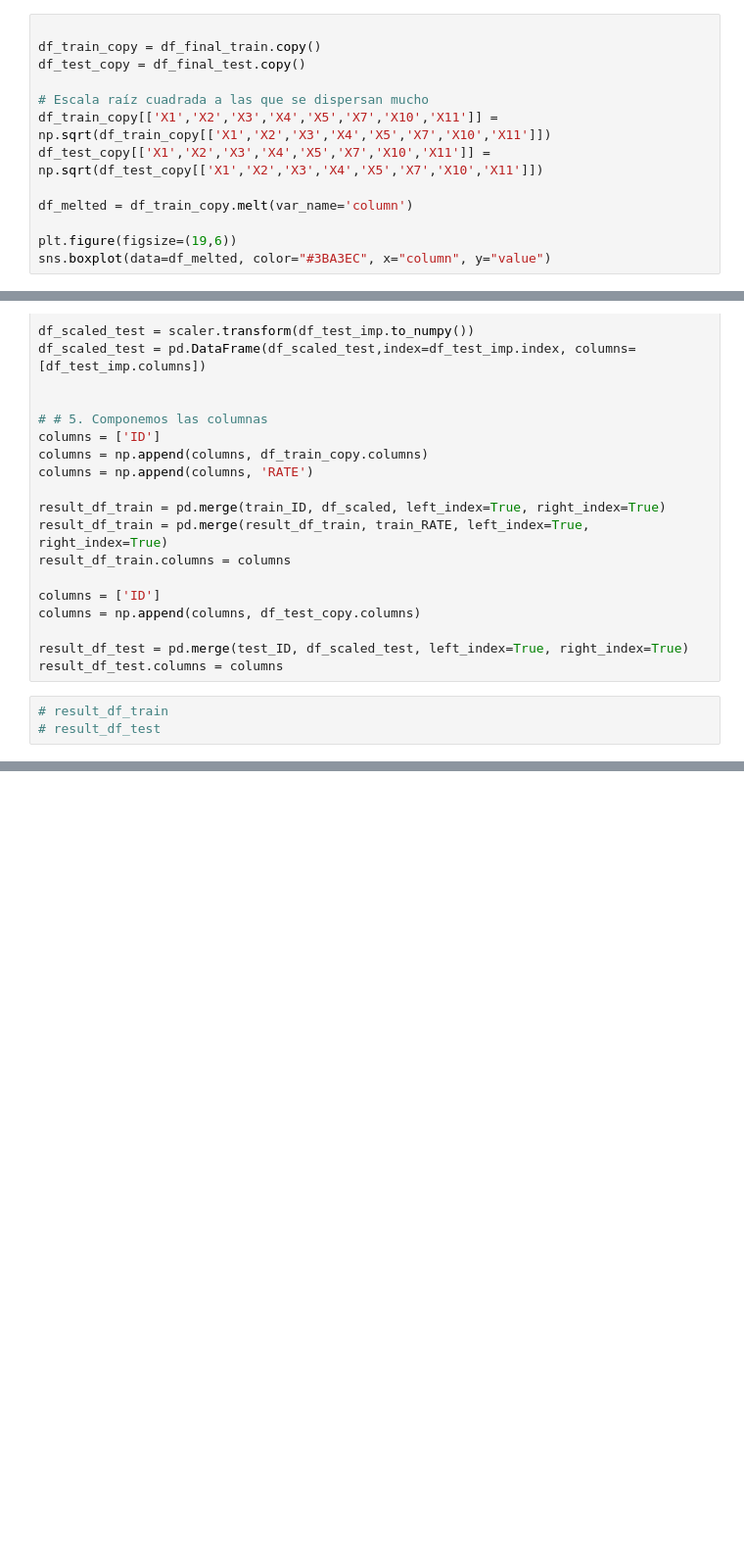
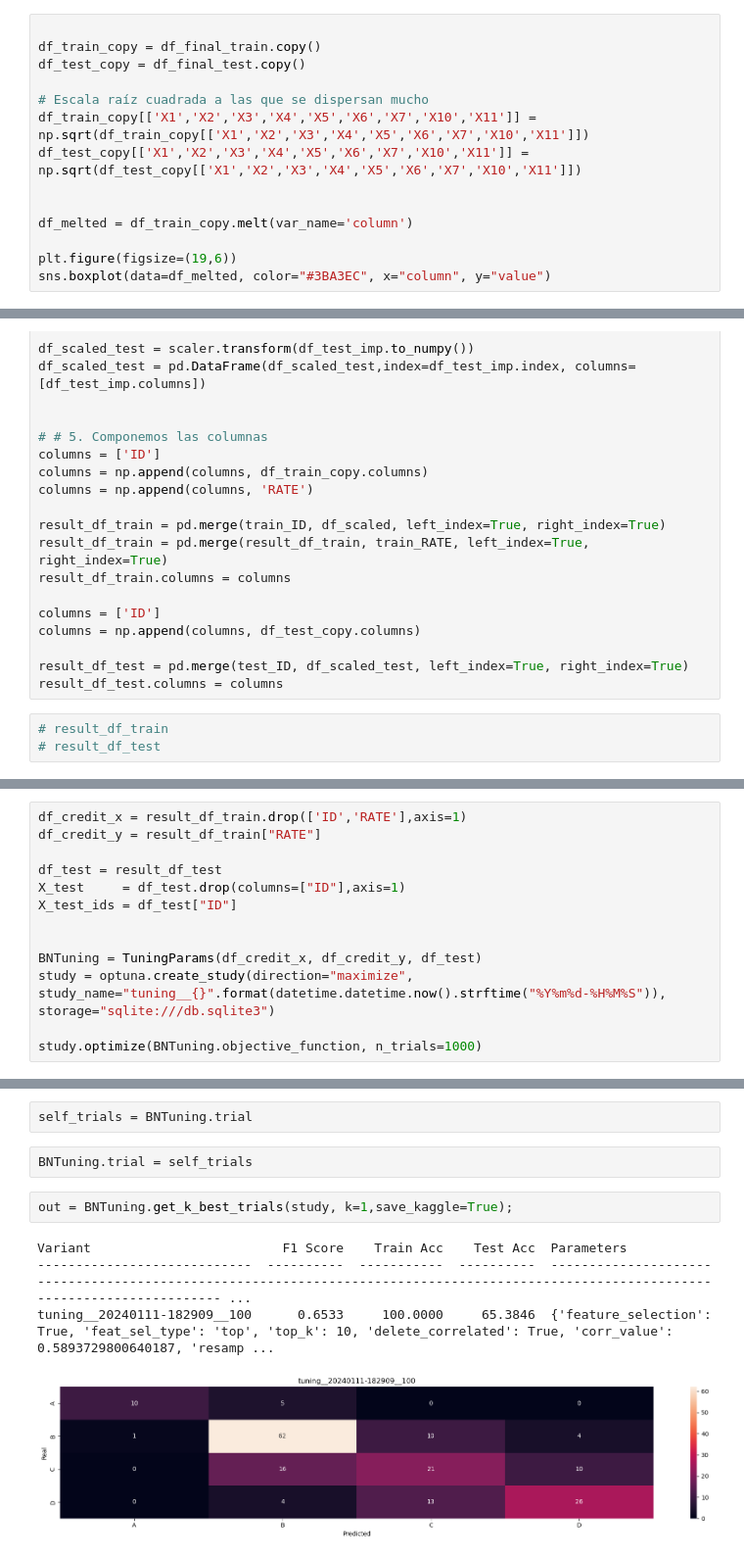
Before and after one commit to DomingoLopez/ClubFansIris, a Jupyter notebook: preprocesamiento/final_build.ipynb, the cells around one changed output, grey strips where cells are left out. Shown at 98% size. Cells and saved outputs as stored; diff of their text form; blank space fills up the shorter version.

```diff
--- a/preprocesamiento/final_build.ipynb
+++ b/preprocesamiento/final_build.ipynb
@@ -197,8 +197,9 @@ df_train_copy = df_final_train.copy()
 df_test_copy = df_final_test.copy()
 
 # Escala raíz cuadrada a las que se dispersan mucho
-df_train_copy[['X1','X2','X3','X4','X5','X7','X10','X11']] = np.sqrt(df_train_copy[['X1','X2','X3','X4','X5','X7','X10','X11']])
-df_test_copy[['X1','X2','X3','X4','X5','X7','X10','X11']] = np.sqrt(df_test_copy[['X1','X2','X3','X4','X5','X7','X10','X11']])
+df_train_copy[['X1','X2','X3','X4','X5','X6','X7','X10','X11']] = np.sqrt(df_train_copy[['X1','X2','X3','X4','X5','X6','X7','X10','X11']])
+df_test_copy[['X1','X2','X3','X4','X5','X6','X7','X10','X11']] = np.sqrt(df_test_copy[['X1','X2','X3','X4','X5','X6','X7','X10','X11']])
+
 
 df_melted = df_train_copy.melt(var_name='column')
 
@@ -382,0 +642,13 @@ if(acc > 0.65):
+# %%
+df_credit_x = result_df_train.drop(['ID','RATE'],axis=1)
+df_credit_y = result_df_train["RATE"]
+
+df_test = result_df_test
+X_test     = df_test.drop(columns=["ID"],axis=1)
+X_test_ids = df_test["ID"]
+
+
+BNTuning = TuningParams(df_credit_x, df_credit_y, df_test)
+study = optuna.create_study(direction="maximize", study_name="tuning__{}".format(datetime.datetime.now().strftime("%Y%m%d-%H%M%S")), storage="sqlite:///db.sqlite3")
+
+study.optimize(BNTuning.objective_function, n_trials=1000)
@@ -382,0 +721,11 @@ if(acc > 0.65):
+# %%
+self_trials = BNTuning.trial
+# %%
+BNTuning.trial = self_trials
+# %%
+out = BNTuning.get_k_best_trials(study, k=1,save_kaggle=True);
+# %% [output]
+Variant                         F1 Score    Train Acc    Test Acc  Parameters
+----------------------------  ----------  -----------  ----------  ------------------------------------------------------------------------------------------------------------------------------------- ...
+tuning__20240111-182909__100      0.6533     100.0000     65.3846  {'feature_selection': True, 'feat_sel_type': 'top', 'top_k': 10, 'delete_correlated': True, 'corr_value': 0.5893729800640187, 'resamp ...
+[figure, added]
```
Also changed, not shown: parts of 8 cells of this notebook, 6 other files.
